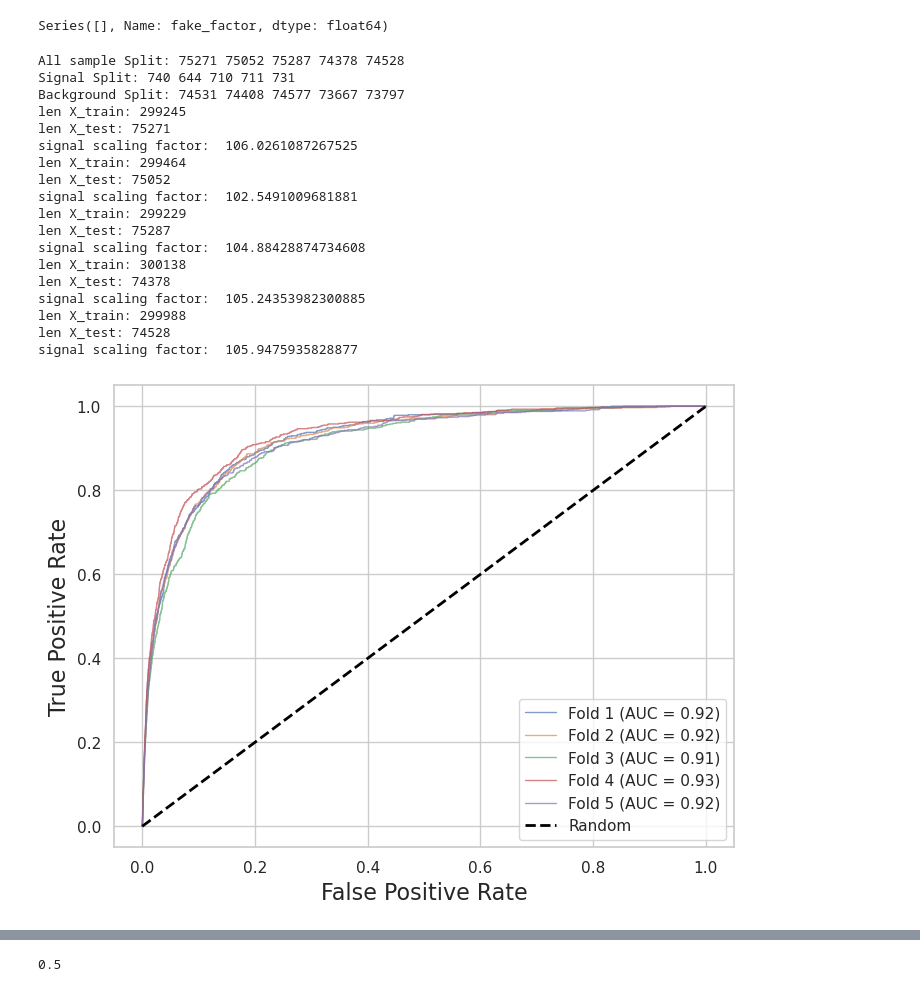
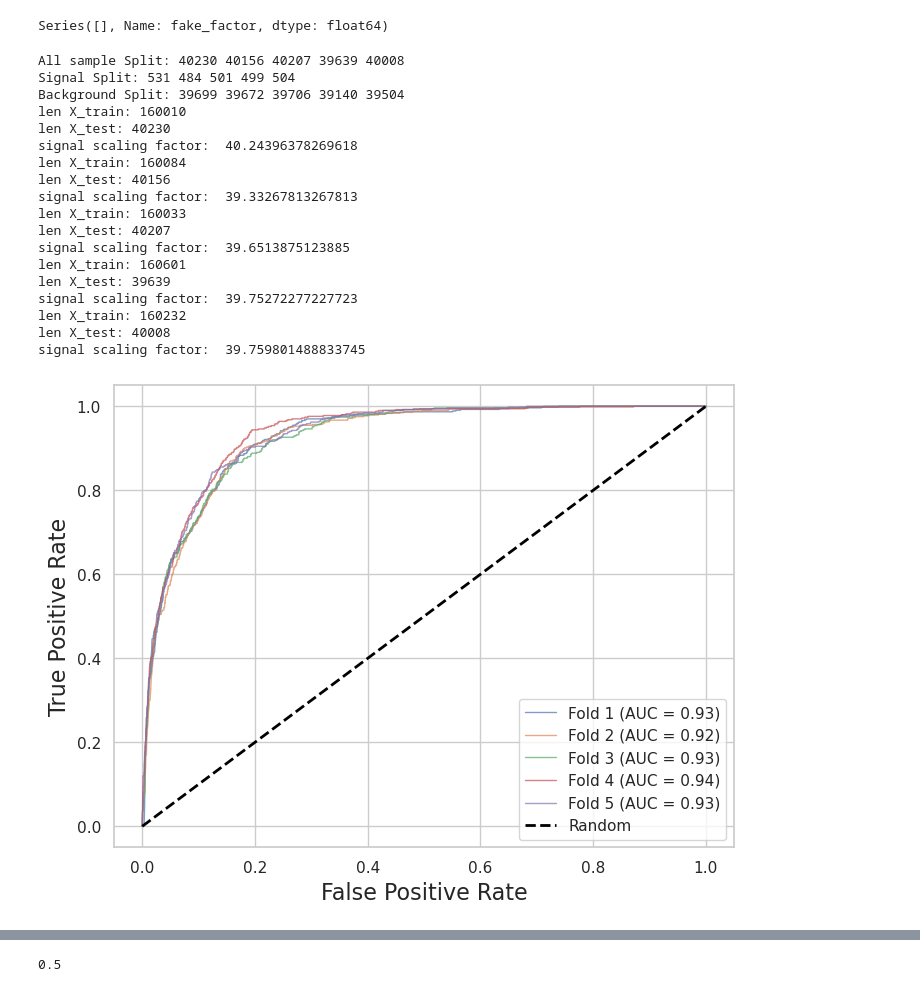
Before and after one commit to alig146/DiTau, a Jupyter notebook: analysis/Ana_v6.ipynb, the cells around one changed output, grey strips where cells are left out. Saved outputs shown, nothing was run; the diff lists cells and outputs as text; code cells hidden in the pictures.

```diff
--- a/analysis/Ana_v6.ipynb
+++ b/analysis/Ana_v6.ipynb
@@ -578,9 +596,23 @@ ztt_plot = Var(ztt_cut)
 ttv_plot = Var(ttv_cut)
 w_plot = Var(w_cut)
 zll_plot = Var(zll_cut)
+
+ggh_plot = cut_x1_x2(ggh_plot)
+vbfh_plot = cut_x1_x2(vbfh_plot)
+wh_plot = cut_x1_x2(wh_plot)
+zh_plot = cut_x1_x2(zh_plot)
+tth_plot = cut_x1_x2(tth_plot)
+
+vv_plot = cut_x1_x2(vv_plot)
+top_plot = cut_x1_x2(top_plot)
+ztt_plot = cut_x1_x2(ztt_plot)
+ttv_plot = cut_x1_x2(ttv_plot)
+w_plot = cut_x1_x2(w_plot)
+zll_plot = cut_x1_x2(zll_plot)
 # %%
 data_plot = Data_Var(data_cut)
+data_plot = cut_x1_x2(data_plot)
 data_s = np.array(data_plot).T
-data_plot = pd.DataFrame(data_s, columns=['subjet_pt', 'leadsubjet_pt', 'subleadsubjet_pt', 'visible_ditau_m', 'met', 'collinear_mass', 'met_sig', 'met_phi', 'event_number', 'k_t', 'kappa', 'delta_R', 'delta_phi', 'delta_eta', 'combined_weights', 'fake_factor'])
-print(len(data_plot))
+data_plot = pd.DataFrame(data_s, columns=['subjet_pt', 'leadsubjet_pt', 'subleadsubjet_pt', 'visible_ditau_m', 'met', 'collinear_mass', 'x1', 'x2', 'met_sig', 'met_phi', 'event_number', 'k_t', 'kappa', 'delta_R', 'delta_phi', 'delta_eta', 'combined_weights', 'fake_factor'])
+data_plot
 # %% [output]
@@ -1053,12 +1105,12 @@ df = pd.concat([data_plot, ggh_plot, vbfh_plot, wh_plot, zh_plot, tth_plot, vv_p
 # ]
 training_var = [
     'leadsubjet_pt', 'subleadsubjet_pt', 'visible_ditau_m',
-    'collinear_mass', 'delta_R', 'delta_phi', 'delta_eta', 'label', 'met', 'met_sig', 'event_number', 'fake_factor', 'combined_weights'
+    'collinear_mass', 'delta_R', 'delta_phi', 'delta_eta', 'label', 'met', 'met_sig', 'event_number', 'fake_factor', 'combined_weights', 'k_t'
 ]
 
 df = df[training_var]
 
-df['combined_weights'] = abs(df['combined_weights'])
+# df['combined_weights'] = abs(df['combined_weights'])
 
 # df['delta_R'] = np.log(1/df['delta_R'])
 # df['k_t'] = np.log(df['k_t'])
@@ -1115,7 +1166,7 @@ signal_weights = []
 bkg_weghts = []
 
 
-bdt_training_var = ['f0', 'f1', 'f2', 'f3', 'f4', 'f5', 'f6']
+bdt_training_var = ['f0', 'f1', 'f2', 'f3', 'f4', 'f5', 'f6', 'f7', 'f8', 'f9']
 feature_name_mapping = {
     'leadsubjet_pt': 'f0',
     'subleadsubjet_pt': 'f1',
@@ -1127,8 +1178,9 @@ feature_name_mapping = {
     'label': 'label',
     'ids': 'ids',
     'event_number': 'event_number',
-    'delta_phi': 'delta_phi',
-    'delta_eta': 'delta_eta',
+    'delta_phi': 'f7',
+    'delta_eta': 'f8',
+    'k_t': 'f9',
     'fake_factor': 'fake_factor',
     'combined_weights': 'combined_weights'
 }
@@ -1144,18 +1196,19 @@ for i in range(len(df_split)):
 
     X_test = df_split[i][bdt_training_var]
     y_test = df_split[i]['label']
-    evnt_w_test = df_split[i]['combined_weights']
+    # evnt_w_test = df_split[i]['combined_weights']
     ff_test = df_split[i]['fake_factor']
 
     X_train = pd.concat([df_split[j] for j in range(len(df_split)) if j != i])[bdt_training_var]
     y_train = pd.concat([df_split[j] for j in range(len(df_split)) if j != i])['label']
-    evnt_w_train = pd.concat([df_split[j] for j in range(len(df_split)) if j != i])['combined_weights']
+    # evnt_w_train = pd.concat([df_split[j] for j in range(len(df_split)) if j != i])['combined_weights']
     ff_train = pd.concat([df_split[j] for j in range(len(df_split)) if j != i])['fake_factor']
 
     print("len X_train:", len(X_train))
     print("len X_test:", len(X_test))
 
     scale_pos_weight = len(y_train[y_train == 0]) / len(y_train[y_train == 1])
+
     print("signal scaling factor: ", scale_pos_weight)
     params = {
     'learning_rate': 0.3, 'max_depth': 3, 'n_estimators': 50,
@@ -1163,55 +1216,55 @@ for i in range(len(df_split)):
     'random_state': 2,
     'scale_pos_weight': scale_pos_weight,
     'base_score': 0.5,
     'objective':'binary:logistic',
     'gamma': 0.001,
     'verbosity': 1
     }
     model = XGBClassifier(**params)
     # Train the model
-    model.fit(X_train, y_train)
+    model.fit(X_train, y_train, sample_weight=ff_train)
     # models.append(model)
     booster = model.get_booster()
     booster.dump_model('xgboost_k_fold_model_{}.txt'.format(i))
 
     # Predict probabilities for the test set
     y_pred_proba = model.predict_proba(X_test)
     # Extract scores for signal and background
     signal_scores.extend(y_pred_proba[:, 1][y_test == 1])
     background_scores.extend(y_pred_proba[:, 1][y_test == 0])
 
-    # signal_weights.extend(ff_test[y_test == 1])
-    # bkg_weghts.extend(ff_test[y_test == 0])
+    signal_weights.extend(ff_test[y_test == 1]*-1/ff_scale)
+    bkg_weghts.extend(ff_test[y_test == 0]*-1/ff_scale)
 
-    fpr, tpr, _ = roc_curve(y_test, y_pred_proba[:, 1])
+    fpr, tpr, _ = roc_curve(y_test, y_pred_proba[:, 1], sample_weight=ff_test)
     roc_auc = auc(fpr, tpr)
     plt.plot(fpr, tpr, lw=1, alpha=0.7, label=f'Fold {i+1} (AUC = {roc_auc:.2f})')
 
 plt.plot([0, 1], [0, 1], linestyle='--', color='black', lw=2, label='Random')
 plt.xlabel('False Positive Rate', fontsize=16)
 plt.ylabel('True Positive Rate', fontsize=16)
 plt.legend(loc='lower right')
 plt.grid(True)
 plt.show()
 # %% [output]
-All sample Split: 75271 75052 75287 74378 74528
-Signal Split: 740 644 710 711 731
-Background Split: 74531 74408 74577 73667 73797
-len X_train: 299245
-len X_test: 75271
-signal scaling factor:  106.0261087267525
-len X_train: 299464
-len X_test: 75052
-signal scaling factor:  102.5491009681881
-len X_train: 299229
-len X_test: 75287
-signal scaling factor:  104.88428874734608
-len X_train: 300138
-len X_test: 74378
-signal scaling factor:  105.24353982300885
-len X_train: 299988
-len X_test: 74528
-signal scaling factor:  105.9475935828877
+All sample Split: 40230 40156 40207 39639 40008
+Signal Split: 531 484 501 499 504
+Background Split: 39699 39672 39706 39140 39504
+len X_train: 160010
+len X_test: 40230
+signal scaling factor:  40.24396378269618
+len X_train: 160084
+len X_test: 40156
+signal scaling factor:  39.33267813267813
+len X_train: 160033
+len X_test: 40207
+signal scaling factor:  39.6513875123885
+len X_train: 160601
+len X_test: 39639
+signal scaling factor:  39.75272277227723
+len X_train: 160232
+len X_test: 40008
+signal scaling factor:  39.759801488833745
-[figure, old version]
+[figure, new version]
 # %%
 plt.figure(figsize=(8, 6))
```
Also changed, not shown: parts of 34 cells of this notebook, 22 other files.
